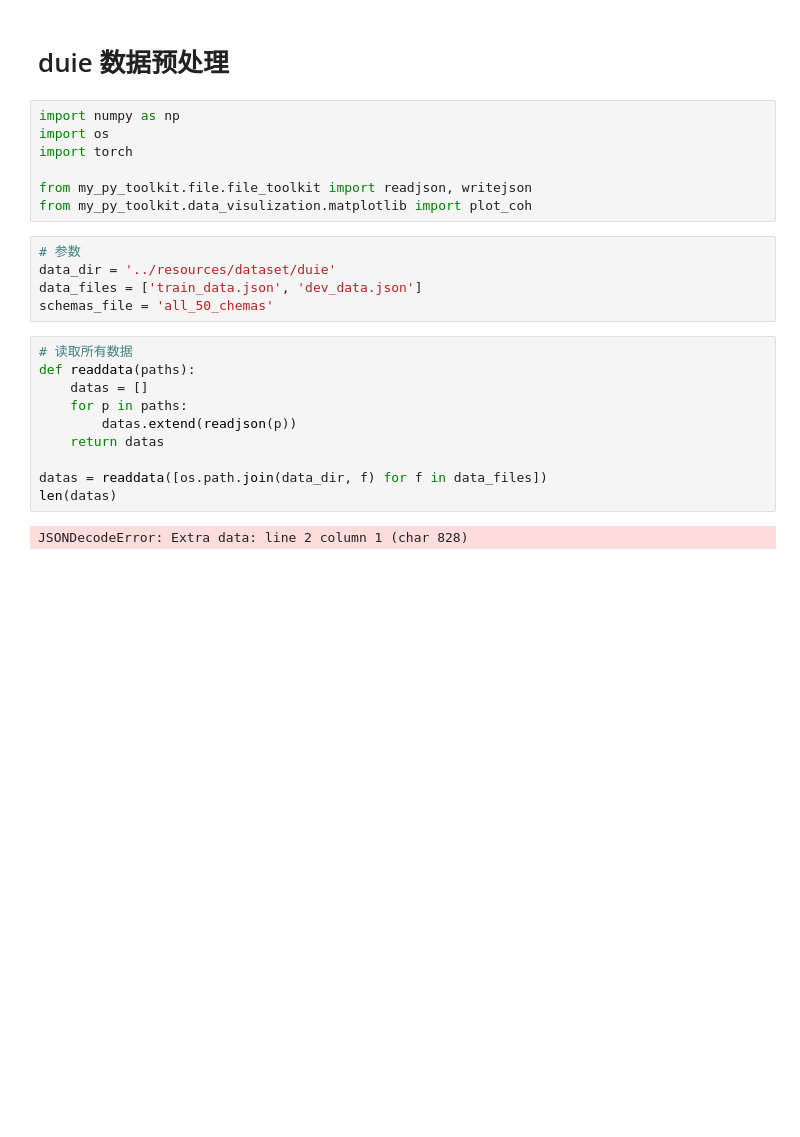
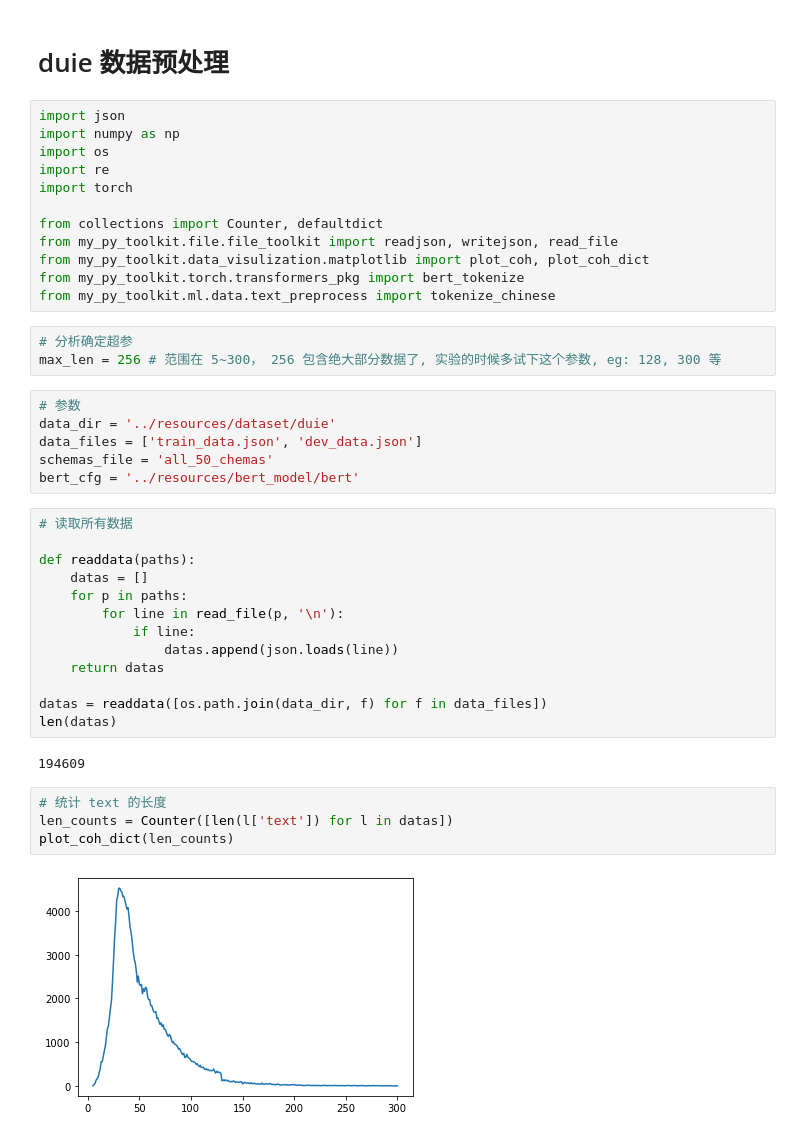
Before and after one commit to empty2enrich/TENER, a Jupyter notebook: data_preprocess/duie.ipynb, the cells around one changed output. Drawn from its saved outputs; the diff is of its cells as text; blank space fills up the shorter version.

```diff
--- a/data_preprocess/duie.ipynb
+++ b/data_preprocess/duie.ipynb
@@ -1,26 +1,44 @@
 # %% [markdown]
 # duie 数据预处理
 # %%
+import json
 import numpy as np
 import os
+import re
 import torch
 
-from my_py_toolkit.file.file_toolkit import readjson, writejson
-from my_py_toolkit.data_visulization.matplotlib import plot_coh
+from collections import Counter, defaultdict
+from my_py_toolkit.file.file_toolkit import readjson, writejson, read_file
+from my_py_toolkit.data_visulization.matplotlib import plot_coh, plot_coh_dict
+from my_py_toolkit.torch.transformers_pkg import bert_tokenize
+from my_py_toolkit.ml.data.text_preprocess import tokenize_chinese
+# %%
+# 分析确定超参
+max_len = 256 # 范围在 5~300， 256 包含绝大部分数据了, 实验的时候多试下这个参数, eg: 128, 300 等
 # %%
 # 参数
 data_dir = '../resources/dataset/duie'
 data_files = ['train_data.json', 'dev_data.json']
 schemas_file = 'all_50_chemas'
+bert_cfg = '../resources/bert_model/bert'
 # %%
 # 读取所有数据
+
 def readdata(paths):
     datas = []
     for p in paths:
-        datas.extend(readjson(p))
+        for line in read_file(p, '\n'):
+            if line:
+                datas.append(json.loads(line))
     return datas
 
 datas = readdata([os.path.join(data_dir, f) for f in data_files])
 len(datas)
 # %% [output]
-JSONDecodeError: Extra data: line 2 column 1 (char 828)
+194609
+# %%
+# 统计 text 的长度
+len_counts = Counter([len(l['text']) for l in datas])
+plot_coh_dict(len_counts)
+# %% [output]
+[figure, added]
```
Also changed, not shown: parts of 30 cells of this notebook, 4 other files.
